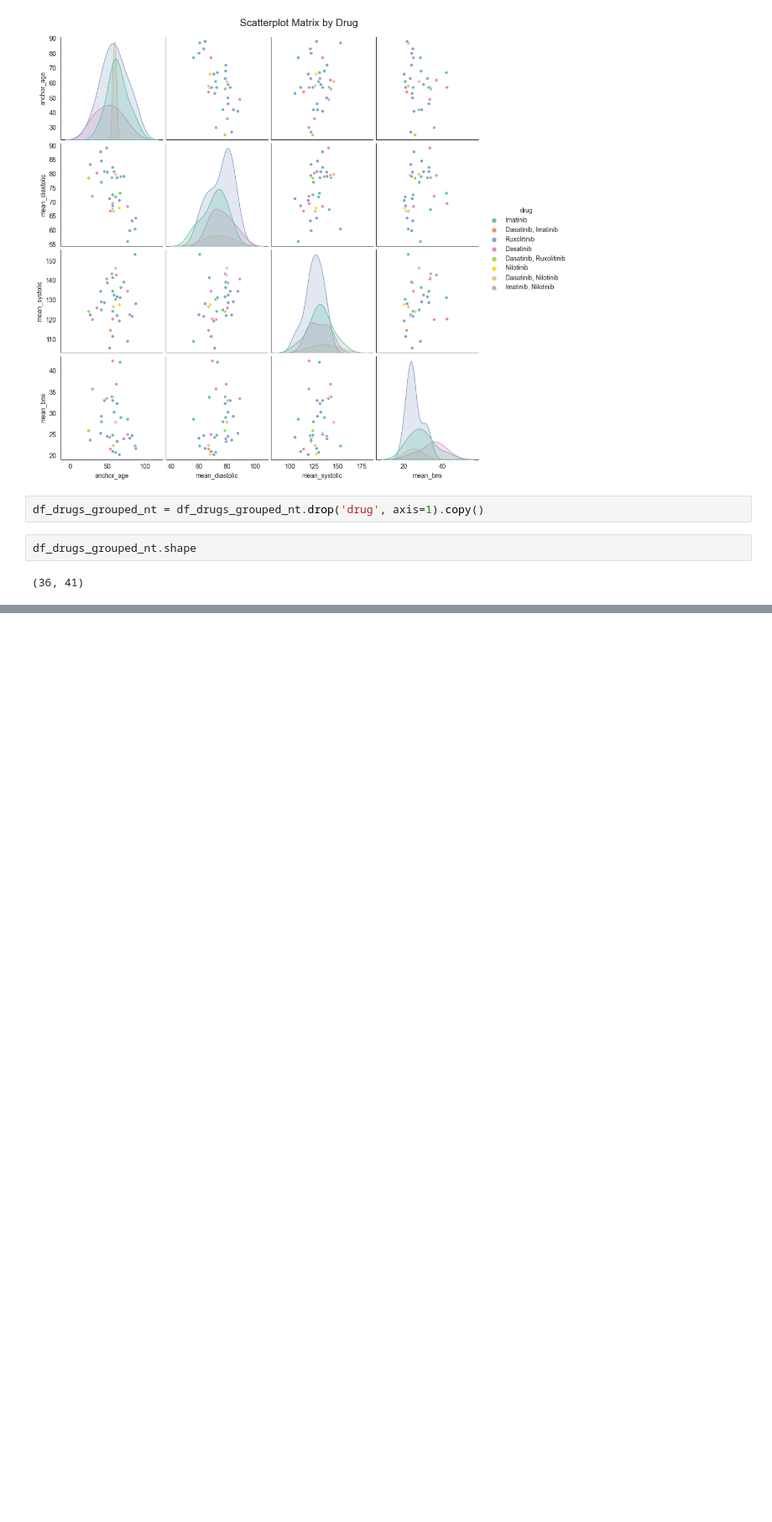
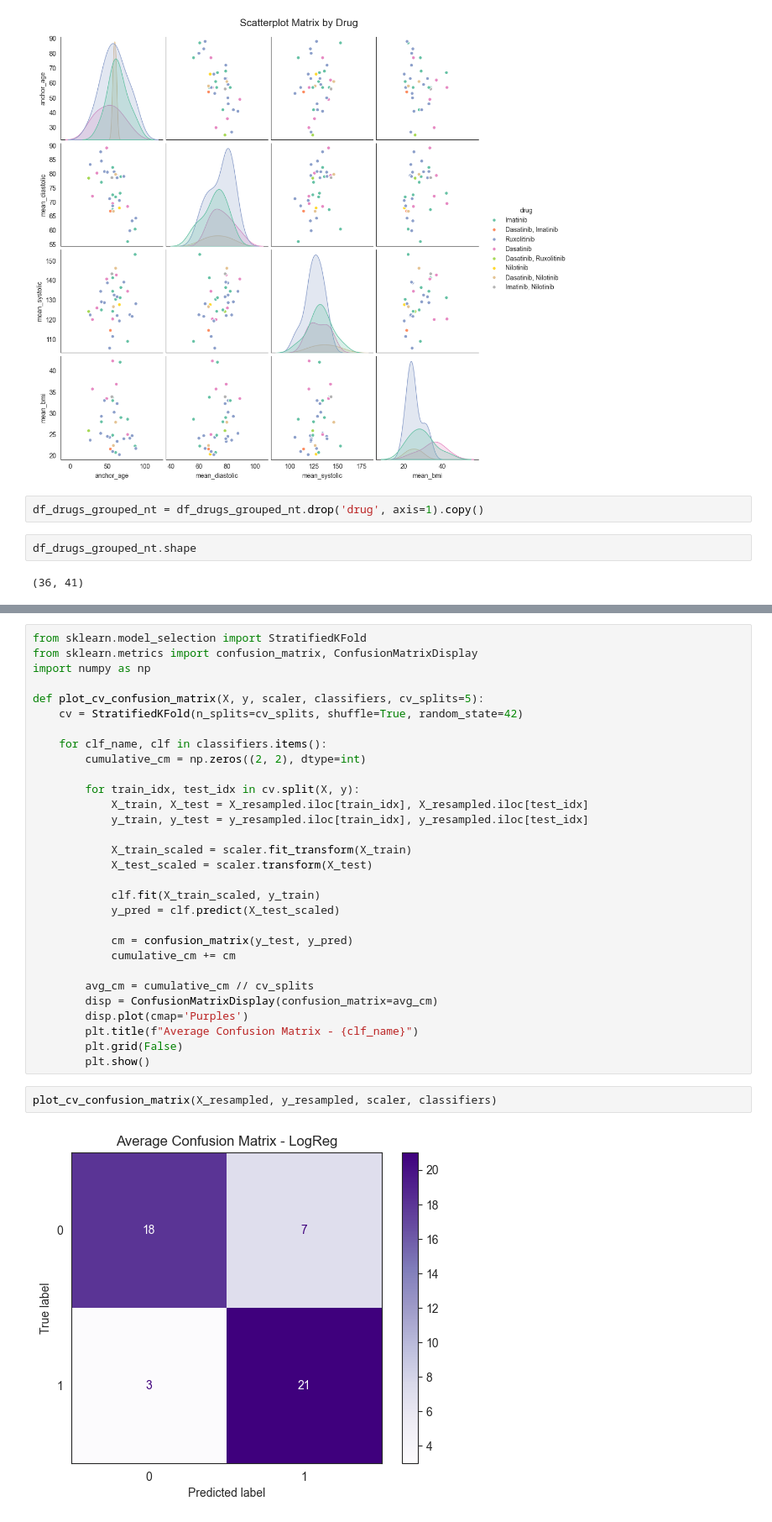
Before and after one commit to yloughribi/Internship, a Jupyter notebook: Model_Training.ipynb, the cells around one changed output, grey strips where cells are left out. Shown: that part at 84% size. Cells and saved outputs as stored; diff of their text form; blank space fills up the shorter version.

```diff
--- a/Model_Training.ipynb
+++ b/Model_Training.ipynb
@@ -462,0 +646,34 @@ Index(['subject_id', 'drug', 'doses_per_24_hrs', 'duration_med',
+# %%
+from sklearn.model_selection import StratifiedKFold
+from sklearn.metrics import confusion_matrix, ConfusionMatrixDisplay
+import numpy as np
+
+def plot_cv_confusion_matrix(X, y, scaler, classifiers, cv_splits=5):
+    cv = StratifiedKFold(n_splits=cv_splits, shuffle=True, random_state=42)
+
+    for clf_name, clf in classifiers.items():
+        cumulative_cm = np.zeros((2, 2), dtype=int)
+
+        for train_idx, test_idx in cv.split(X, y):
+            X_train, X_test = X_resampled.iloc[train_idx], X_resampled.iloc[test_idx]
+            y_train, y_test = y_resampled.iloc[train_idx], y_resampled.iloc[test_idx]
+
+            X_train_scaled = scaler.fit_transform(X_train)
+            X_test_scaled = scaler.transform(X_test)
+
+            clf.fit(X_train_scaled, y_train)
+            y_pred = clf.predict(X_test_scaled)
+
+            cm = confusion_matrix(y_test, y_pred)
+            cumulative_cm += cm
+
+        avg_cm = cumulative_cm // cv_splits
+        disp = ConfusionMatrixDisplay(confusion_matrix=avg_cm)
+        disp.plot(cmap='Purples')
+        plt.title(f"Average Confusion Matrix - {clf_name}")
+        plt.grid(False)
+        plt.show()
+# %%
+plot_cv_confusion_matrix(X_resampled, y_resampled, scaler, classifiers)
+# %% [output]
+[figure, added]
```
Also changed, not shown: parts of 26 cells of this notebook, 1 other file.
